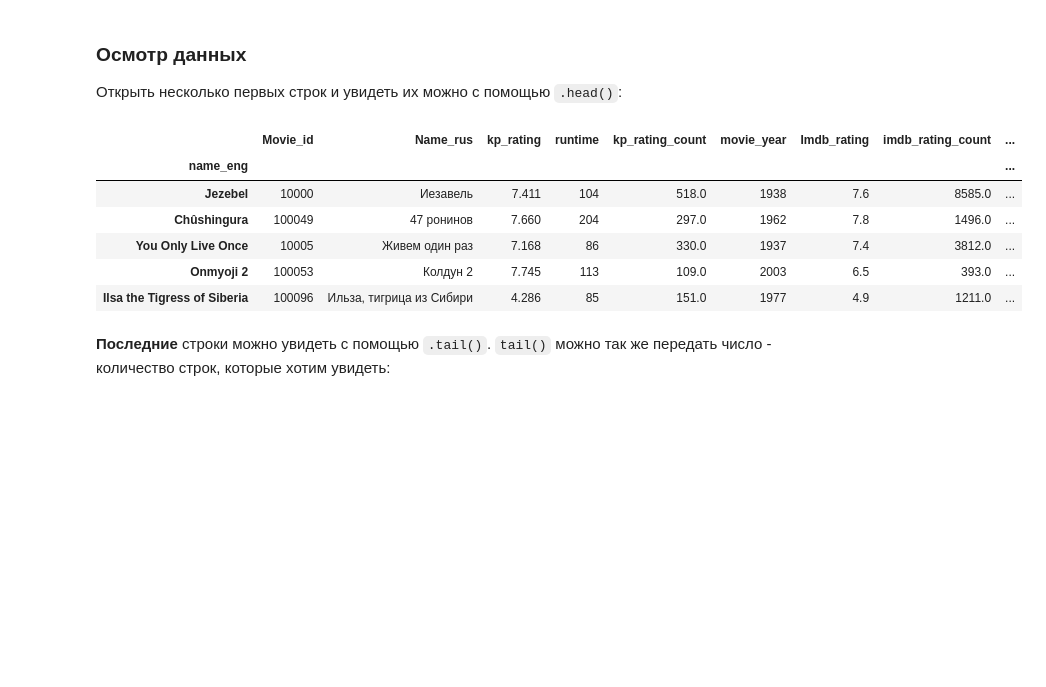
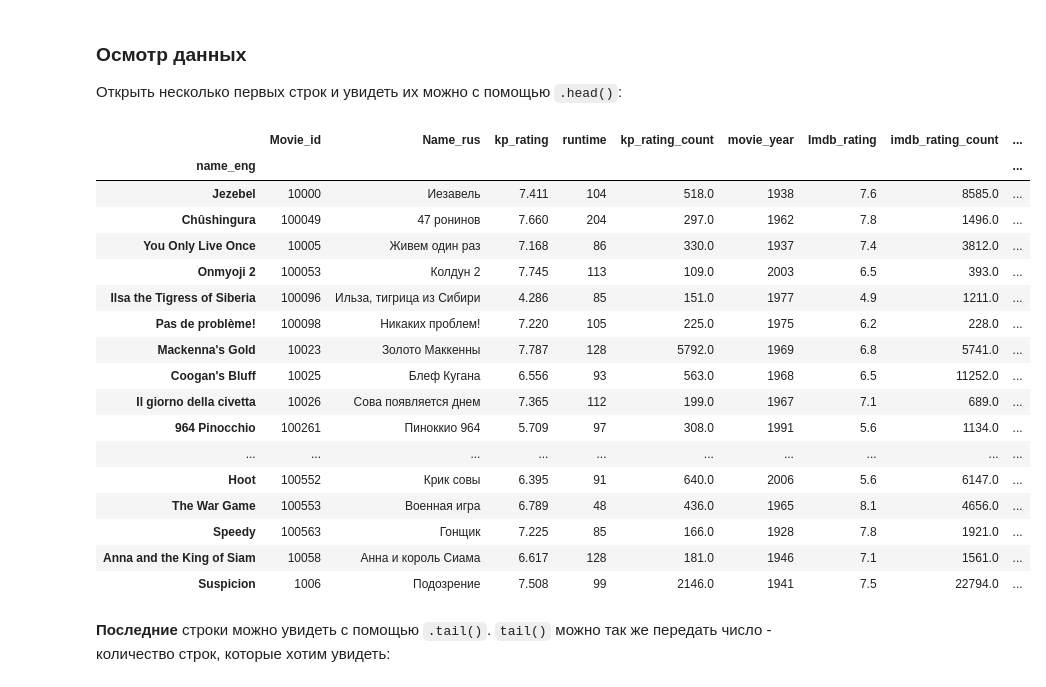
Before and after one commit to TimofeyKorzh/NTOEd, a Jupyter notebook: lec1/notebook.ipynb, the cells around one changed output. Cells and saved outputs as stored; diff of their text form; code cells hidden in the pictures; blank space fills up the shorter version.

```diff
--- a/lec1/notebook.ipynb
+++ b/lec1/notebook.ipynb
@@ -125,15 +125,26 @@ movies_df = pd.read_csv("kp_all_movies.csv", index_col="name_eng")
 
 Открыть несколько первых строк и увидеть их можно с помощью `.head()`:
 # %%
-movies_df.head()
+movies_df.head(23)
 # %% [output]
 |  | Movie_id | Name_rus | kp_rating | runtime | kp_rating_count | movie_year | Imdb_rating | imdb_rating_count | ... |
 | name_eng |  |  |  |  |  |  |  |  | ... |
 | Jezebel | 10000 | Иезавель | 7.411 | 104 | 518.0 | 1938 | 7.6 | 8585.0 | ... |
 | Chûshingura | 100049 | 47 ронинов | 7.660 | 204 | 297.0 | 1962 | 7.8 | 1496.0 | ... |
 | You Only Live Once | 10005 | Живем один раз | 7.168 | 86 | 330.0 | 1937 | 7.4 | 3812.0 | ... |
 | Onmyoji 2 | 100053 | Колдун 2 | 7.745 | 113 | 109.0 | 2003 | 6.5 | 393.0 | ... |
 | Ilsa the Tigress of Siberia | 100096 | Ильза, тигрица из Сибири | 4.286 | 85 | 151.0 | 1977 | 4.9 | 1211.0 | ... |
+| Pas de problème! | 100098 | Никаких проблем! | 7.220 | 105 | 225.0 | 1975 | 6.2 | 228.0 | ... |
+| Mackenna's Gold | 10023 | Золото Маккенны | 7.787 | 128 | 5792.0 | 1969 | 6.8 | 5741.0 | ... |
+| Coogan's Bluff | 10025 | Блеф Кугана | 6.556 | 93 | 563.0 | 1968 | 6.5 | 11252.0 | ... |
+| Il giorno della civetta | 10026 | Сова появляется днем | 7.365 | 112 | 199.0 | 1967 | 7.1 | 689.0 | ... |
+| 964 Pinocchio | 100261 | Пиноккио 964 | 5.709 | 97 | 308.0 | 1991 | 5.6 | 1134.0 | ... |
+| ... | ... | ... | ... | ... | ... | ... | ... | ... | ... |
+| Hoot | 100552 | Крик совы | 6.395 | 91 | 640.0 | 2006 | 5.6 | 6147.0 | ... |
+| The War Game | 100553 | Военная игра | 6.789 | 48 | 436.0 | 1965 | 8.1 | 4656.0 | ... |
+| Speedy | 100563 | Гонщик | 7.225 | 85 | 166.0 | 1928 | 7.8 | 1921.0 | ... |
+| Anna and the King of Siam | 10058 | Анна и король Сиама | 6.617 | 128 | 181.0 | 1946 | 7.1 | 1561.0 | ... |
+| Suspicion | 1006 | Подозрение | 7.508 | 99 | 2146.0 | 1941 | 7.5 | 22794.0 | ... |
 # %% [markdown]
 **Последние** строки можно увидеть с помощью `.tail()`. `tail()` можно так же передать число - количество строк, которые хотим увидеть:
 # %%
```
Also changed, not shown: parts of 21 cells of this notebook, 5 other files.
